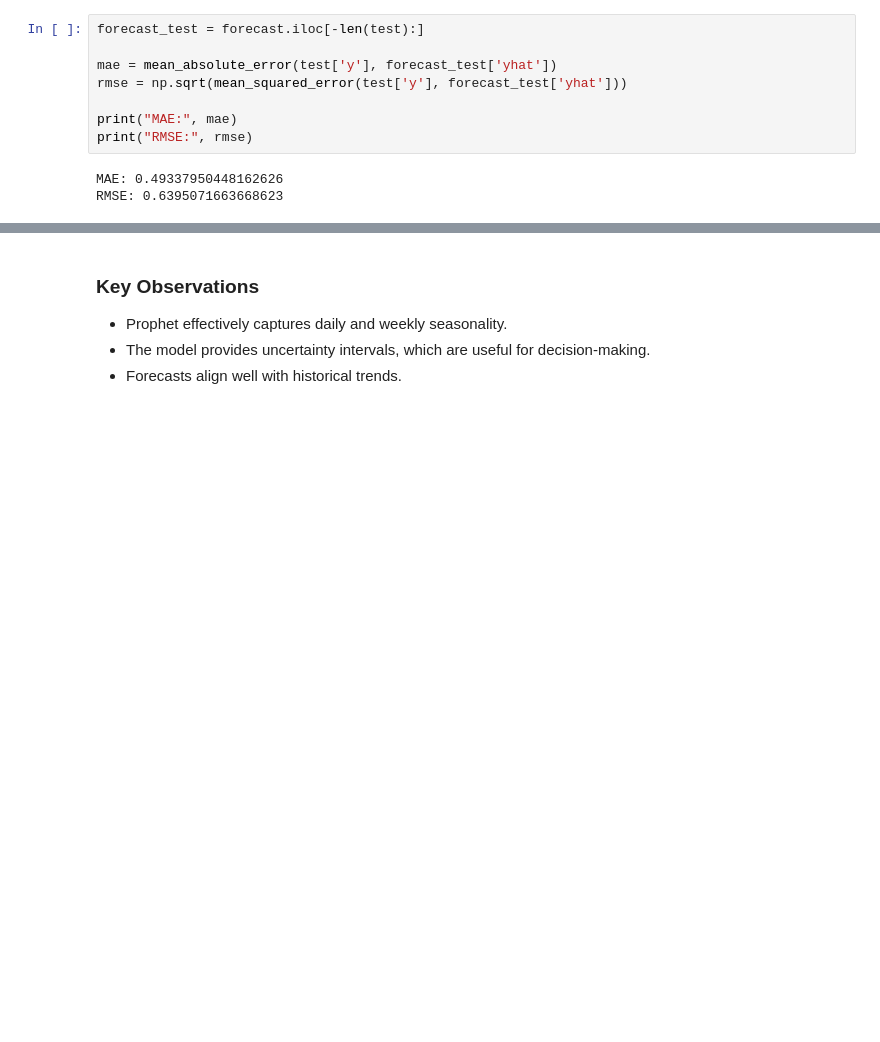
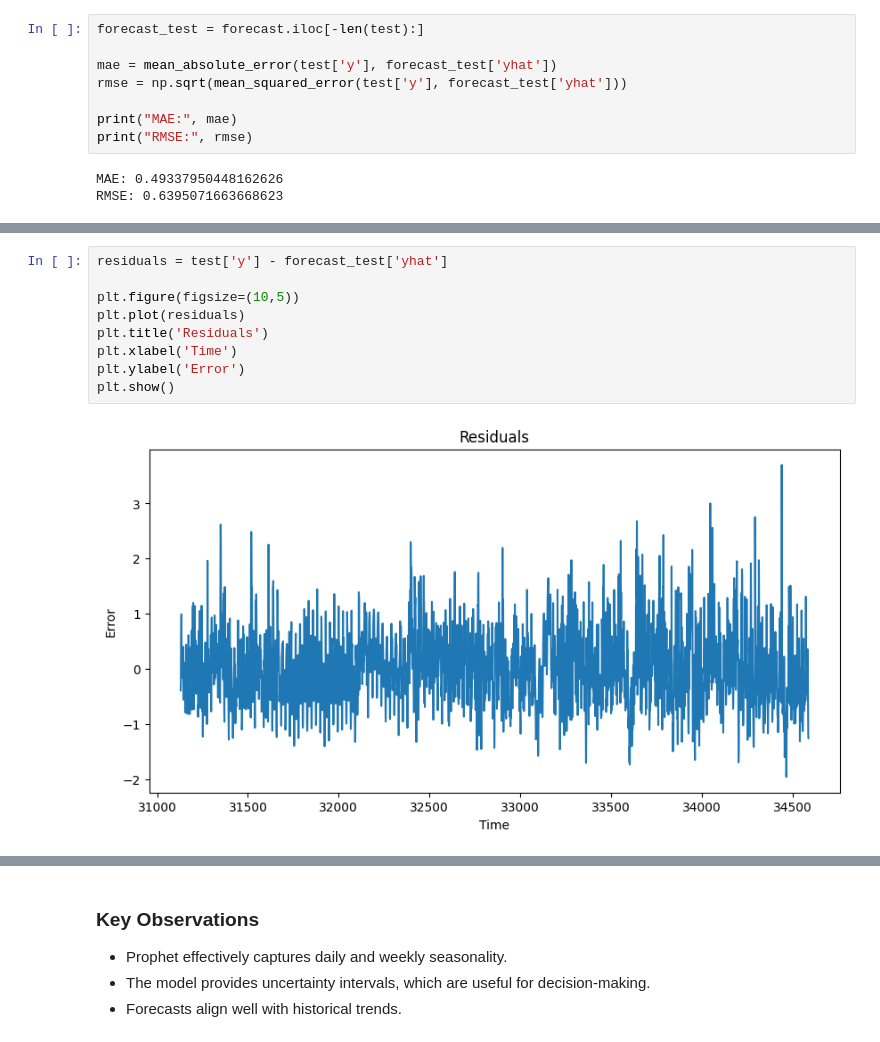
Before and after one commit to AaronShajan1097/energy-consumption-forecasting-timeseries, a Jupyter notebook: notebooks/04_prophet_model.ipynb, the cells around one changed output, grey strips where cells are left out. Drawn from its saved outputs; the diff is of its cells as text; blank space fills up the shorter version.

```diff
--- a/notebooks/04_prophet_model.ipynb
+++ b/notebooks/04_prophet_model.ipynb
@@ -177,0 +198,11 @@ The results indicate that the model captures overall trends and seasonality effe
+# %%
+residuals = test['y'] - forecast_test['yhat']
+
+plt.figure(figsize=(10,5))
+plt.plot(residuals)
+plt.title('Residuals')
+plt.xlabel('Time')
+plt.ylabel('Error')
+plt.show()
+# %% [output]
+[figure, added]
```
Also changed, not shown: parts of 12 cells of this notebook, 1 other file.
